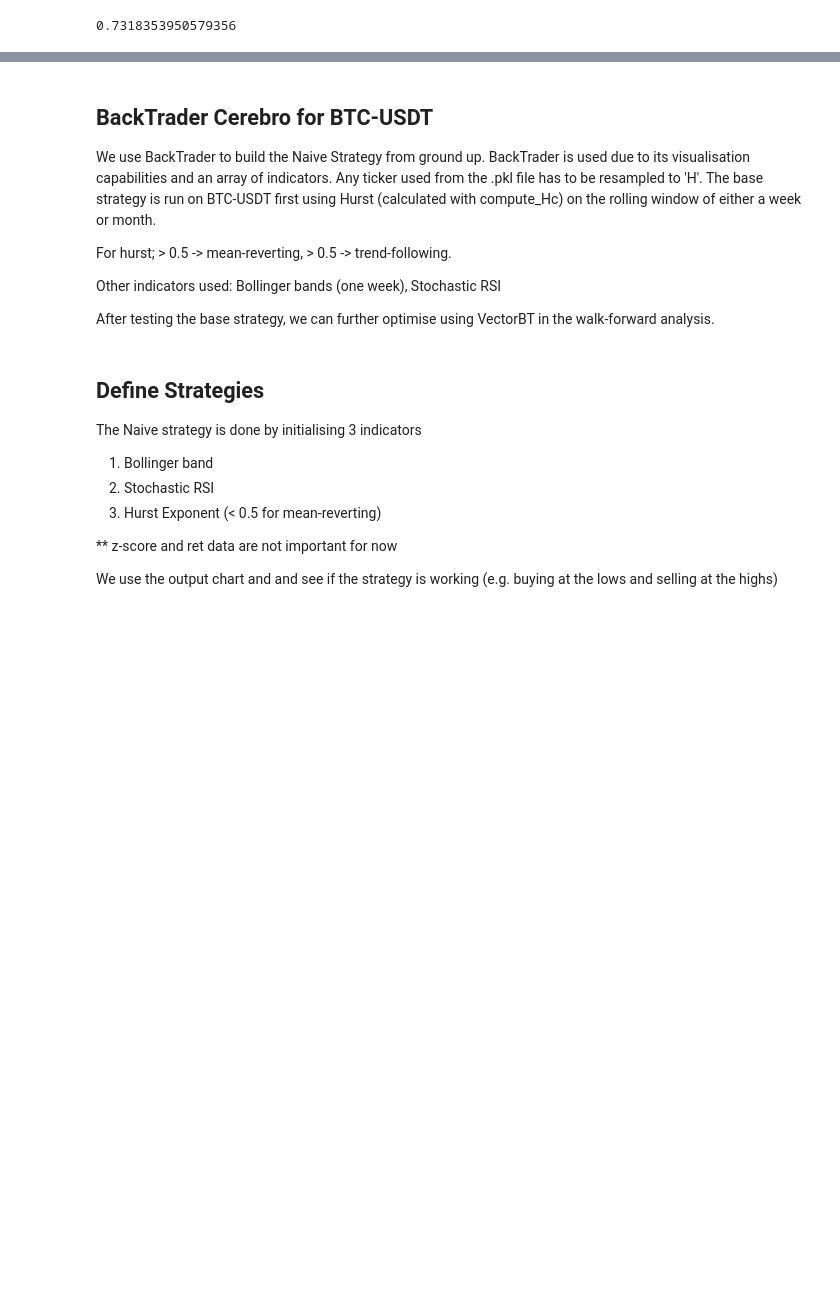
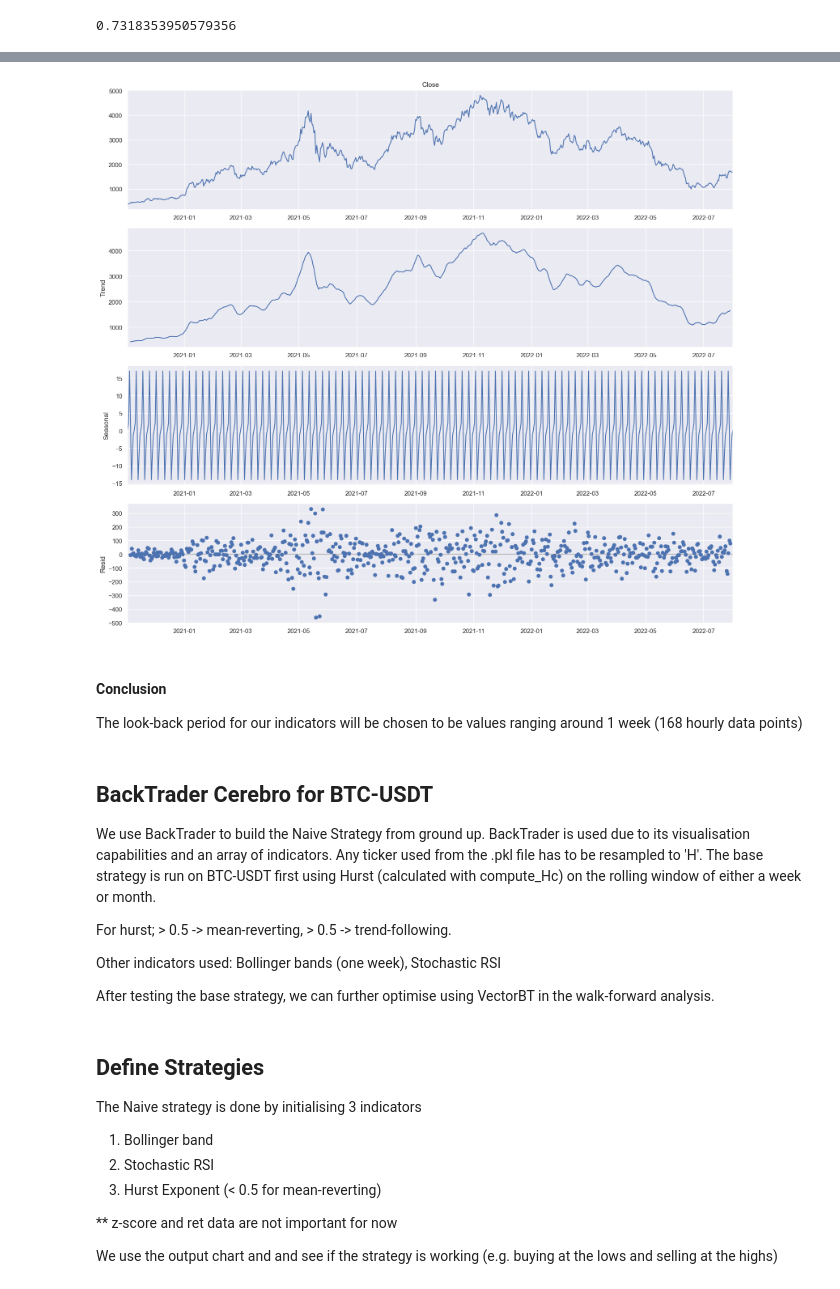
Before and after one commit to regression-gerry/hurst_capstone, a Jupyter notebook: notebooks/rescaled_range_analysis.ipynb, the cells around one changed output, grey strips where cells are left out. Drawn from its saved outputs; the diff is of its cells as text; code cells hidden in the pictures; blank space fills up the shorter version.

```diff
--- a/notebooks/rescaled_range_analysis.ipynb
+++ b/notebooks/rescaled_range_analysis.ipynb
@@ -325,0 +374,2 @@ corr_mean
+# %%
+ETH_data = Wrangle.get_backtest_ticker_df(df_spot, 'BINANCE_SPOT_ETH_USDT', '2020-11-01', '2022-08-01', resample_period='D')
@@ -326,3 +381,11 @@ corr_mean
+# %%
+seasonal_decompose(ETH_data['Close']).plot()
+plt.show()
+# %% [output]
+[figure, added]
+# %% [markdown]
+#### Conclusion
+The look-back period for our indicators will be chosen to be values ranging around 1 week (168 hourly data points)
 # %% [markdown]
 ## BackTrader Cerebro for BTC-USDT
 We use BackTrader to build the Naive Strategy from ground up. BackTrader is used due to its visualisation capabilities and an array of indicators. Any ticker used from the .pkl file has to be resampled to 'H'. The base strategy is run on BTC-USDT first using Hurst (calculated with compute_Hc) on the rolling window of either a week or month.
```
Also changed, not shown: parts of 25 cells of this notebook.
